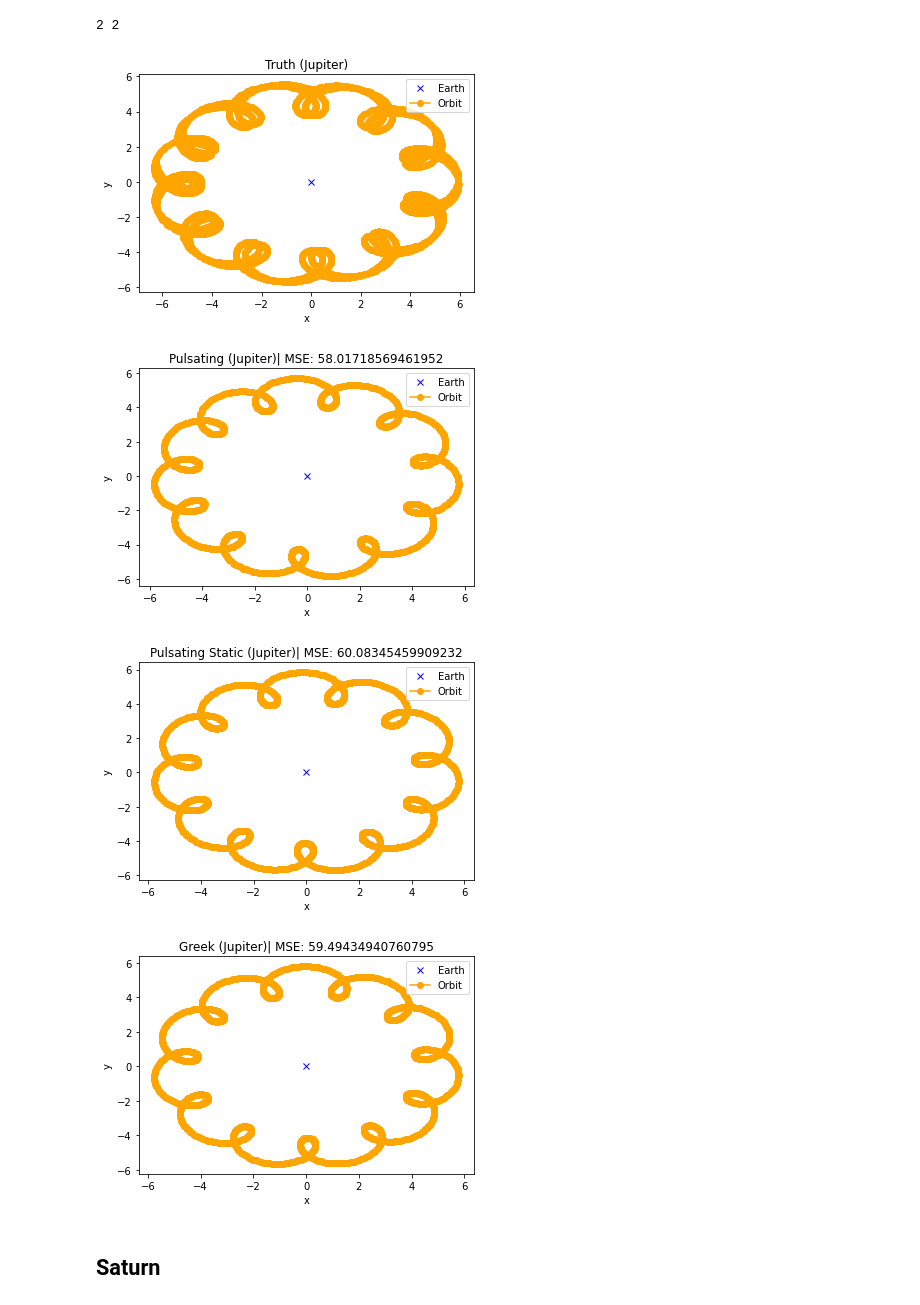
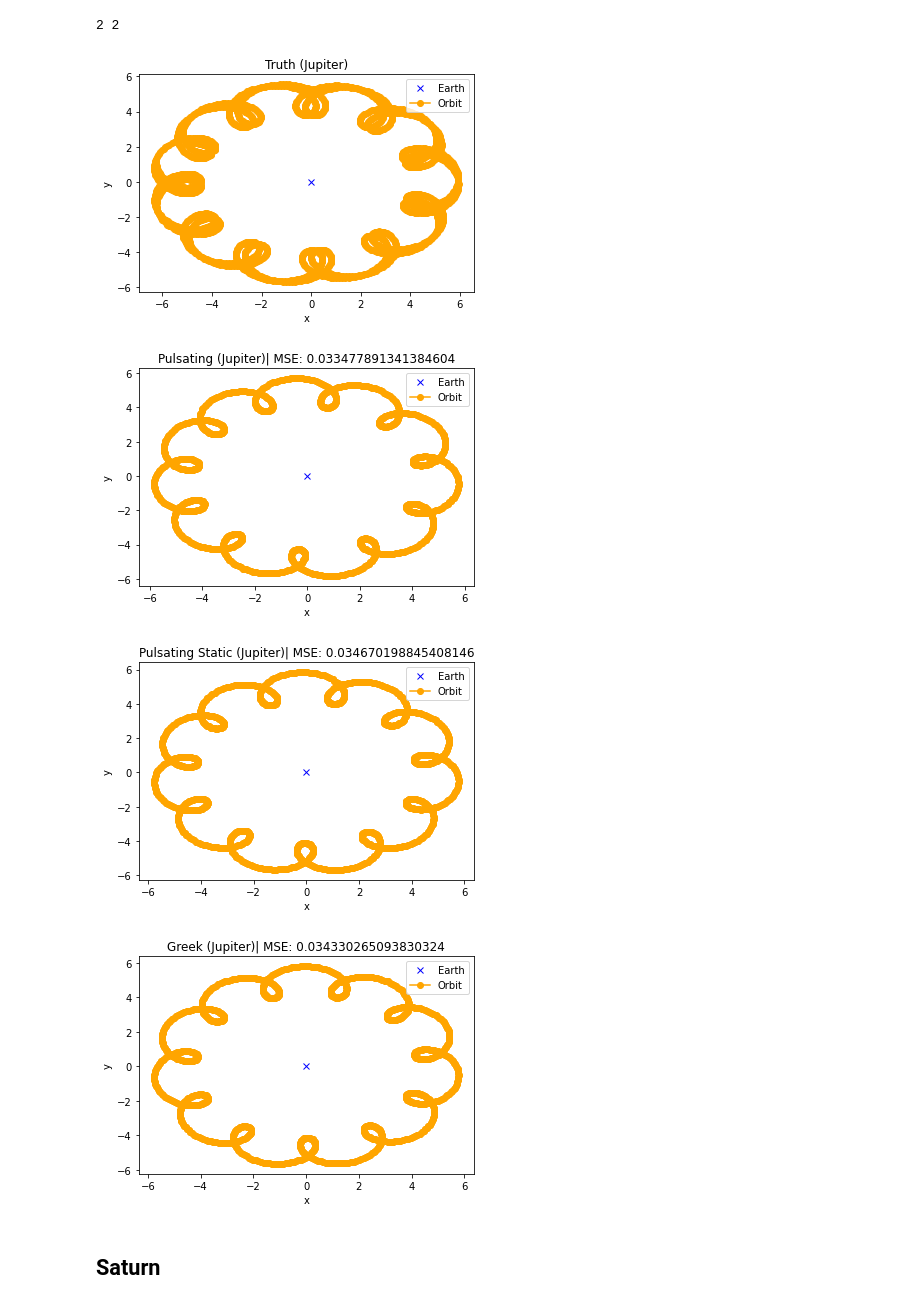
Before and after one commit to NaveenGop/astro-data, a Jupyter notebook: final.ipynb, the cells around one changed output. Drawn from its saved outputs; the diff is of its cells as text; code cells hidden in the pictures.

Commit message:
Fixed mse and created comparison plots

```diff
--- a/final.ipynb
+++ b/final.ipynb
@@ -11,7 +11,7 @@ Load positional data and our Greek and Indian epicyclical models
 bodies = ['sun', 'moon', 'mercury', 'venus', 'mars', 'jupiter', 'saturn']
 data = {body : [] for body in bodies}
 
-with open("data_indian.csv", 'r') as f:
+with open("data_final.csv", 'r') as f:
     reader = DictReader(f)
     for row in reader:
         for body in bodies:
@@ -60,7 +60,7 @@ def train_static_pulsating(train, test, orbital_period, freq_list):
             candidates.append((mse, w, wphi1, wphi2, X))
     mse, w, wphi1, wphi2, X = min(candidates, key = lambda t: t[0])
     X_test = static_pulsating_features(wphi1, wphi2, train_orbits, (train_orbits + test_orbits), test.shape[0])
-    mse = np.linalg.norm(X_test@w - test)
+    mse = np.linalg.norm(X_test@w - test)/test.shape[0]
     return mse, w, wphi1, wphi2, X, X_test
 
 
@@ -82,7 +82,7 @@ def train_pulsating(train, test, orbital_period, freq_list):
                 candidates.append((mse, w, wphi1, wphi2, wr, X))
     mse, w, wphi1, wphi2, wr, X = min(candidates, key = lambda t: t[0])
     X_test = pulsating_features(wphi1, wphi2, wr, train_orbits, (train_orbits + test_orbits), test.shape[0])
-    mse = np.linalg.norm(X_test@w - test)
+    mse = np.linalg.norm(X_test@w - test)/test.shape[0]
     return mse, w, wphi1, wphi2, wr, X, X_test
 
 def train_greek(train, test, orbital_period, freq_list):
@@ -102,7 +102,7 @@ def train_greek(train, test, orbital_period, freq_list):
             mse = np.linalg.norm(X@w - train)
             candidates.append([mse, w, wphi1, wphi2, X, X_test])
     best = min(candidates, key = lambda t: t[0])
-    best[0] = np.linalg.norm(best[-1]@best[1] - test)
+    best[0] = np.linalg.norm(best[-1]@best[1] - test)/test.shape[0]
     return best  #mse, w, wphi1, wphi2, wr, X_tr, X_te= best
 
 def vanilla_features(n, d):
@@ -273,14 +275,14 @@ mse_jupiterg, w_jupiterg, wphi1_jupiterg, wphi2_jupiterg, Xtr_jupiterg, Xte_jupi
 mse_jupiterps, w_jupiterps, wphi1_jupiterps, wphi2_jupiterps, Xtr_jupiterps, Xte_jupiterps = train_static_pulsating(jupiter_train, jupiter_test, jupiter_period, freq_list)
 # %%
 plot(jupiter_test, "Truth (Jupiter)")
-plot(Xte_jupiterp@w_jupiterp, "Pulsating (Jupiter)| MSE: %s"%np.linalg.norm(Xte_jupiterp@w_jupiterp - jupiter_test))
-plot(Xte_jupiterps@w_jupiterps, "Pulsating Static (Jupiter)| MSE: %s"%np.linalg.norm(Xte_jupiterps@w_jupiterps - jupiter_test))
-plot(Xte_jupiterg@w_jupiterg, "Greek (Jupiter)| MSE: %s"%np.linalg.norm(Xte_jupiterg@w_jupiterg - jupiter_test))
+plot(Xte_jupiterp@w_jupiterp, "Pulsating (Jupiter)| MSE: %s"%mse_jupiterp)
+plot(Xte_jupiterps@w_jupiterps, "Pulsating Static (Jupiter)| MSE: %s"%mse_jupiterps)
+plot(Xte_jupiterg@w_jupiterg, "Greek (Jupiter)| MSE: %s"%mse_jupiterg)
 # %% [output]
 [figure]
-[figure, old version]
+[figure, new version]
-[figure, old version]
+[figure, new version]
-[figure, old version]
+[figure, new version]
 # %% [markdown]
 ## Saturn
 # %%
```
Also changed, not shown: parts of 11 cells of this notebook, 30 other files.
